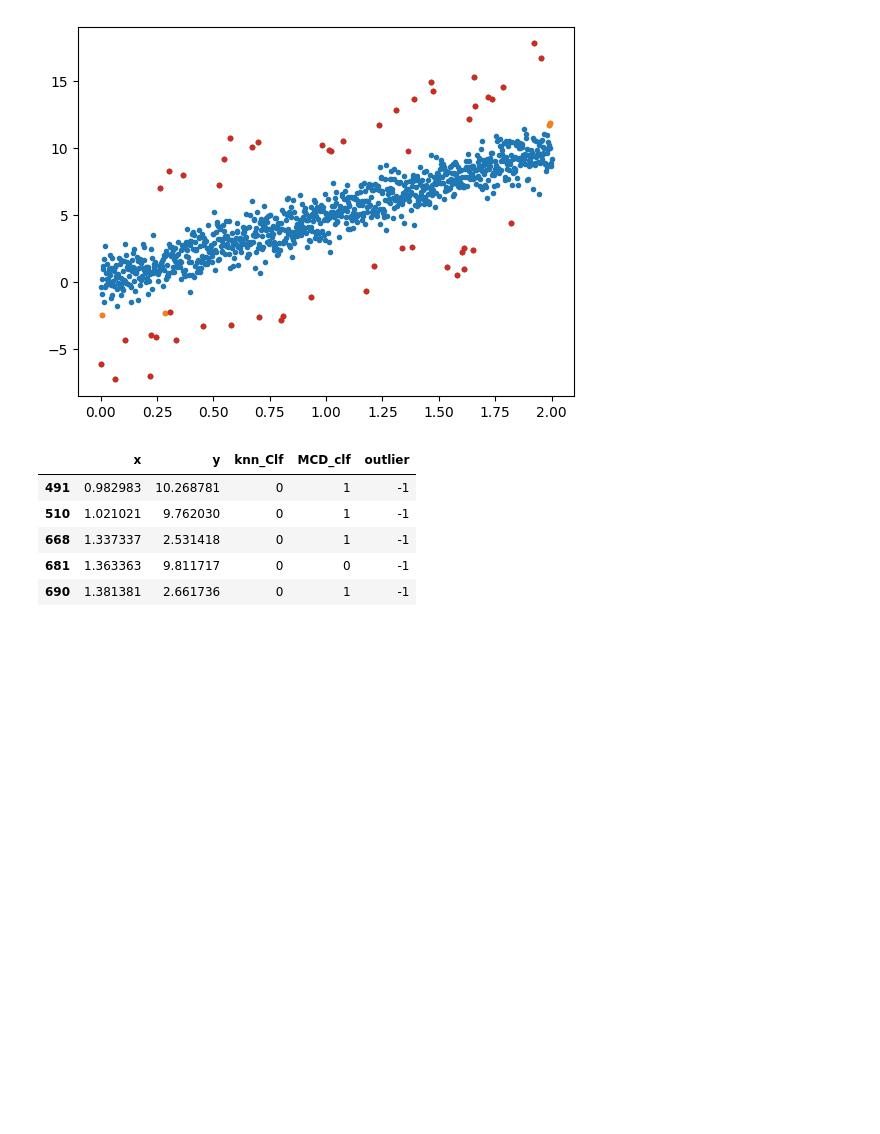
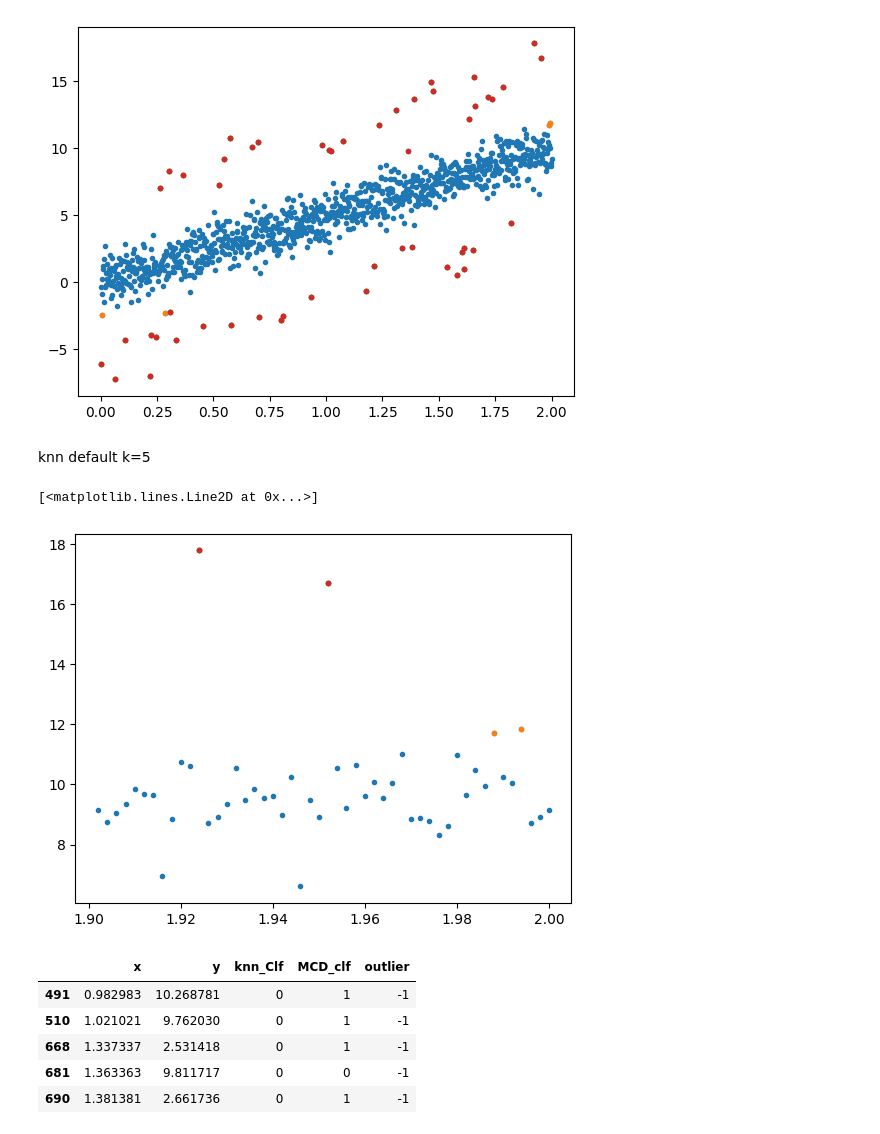
Before and after one commit to seoyeonc/GODE_blog, a Jupyter notebook: posts/2_research/2024-06-18-revision_review.ipynb, the cells around one changed output. Cells and saved outputs as stored; diff of their text form; code cells hidden in the pictures; blank space fills up the shorter version.

```diff
--- a/posts/2_research/2024-06-18-revision_review.ipynb
+++ b/posts/2_research/2024-06-18-revision_review.ipynb
@@ -269,6 +269,16 @@ plt.plot(_df.query('outlier==-1').x,_df.query('outlier==-1').y,'.')
 # %% [output]
 [<matplotlib.lines.Line2D at 0x...>]
 [figure]
+# %% [markdown]
+knn default k=5
+# %%
+plt.plot(_df.x[950:],_df.y[950:],'.')
+plt.plot(_df[950:].query('knn_Clf==1').x,_df[950:].query('knn_Clf==1').y,'.')
+plt.plot(_df[950:].query('MCD_clf==1').x,_df[950:].query('MCD_clf==1').y,'.')
+plt.plot(_df[950:].query('outlier==-1').x,_df[950:].query('outlier==-1').y,'.')
+# %% [output]
+[<matplotlib.lines.Line2D at 0x...>]
+[figure, added]
 # %%
 _df.query('outlier==-1 and knn_Clf!=1')
 # %% [output]
```
Also changed, not shown: parts of 21 cells of this notebook, 5 other files.
